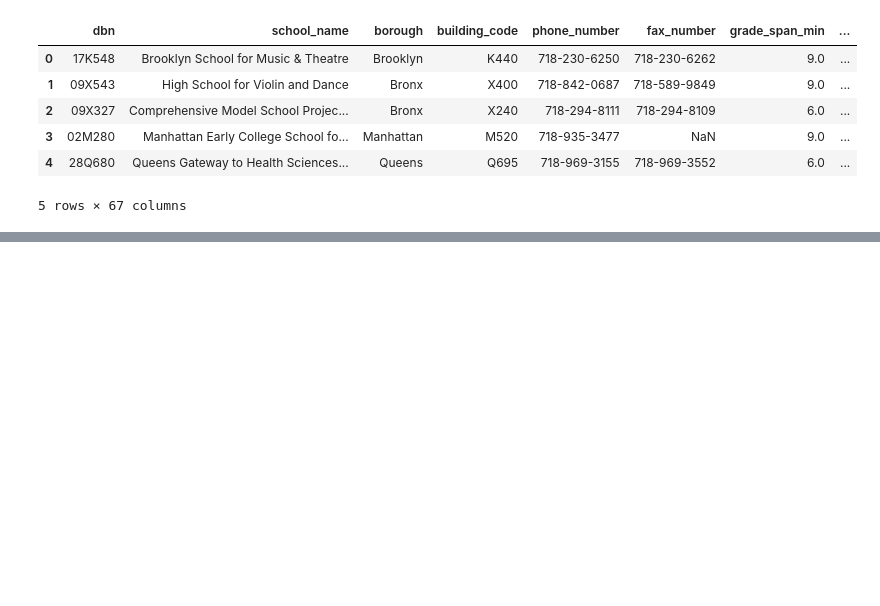
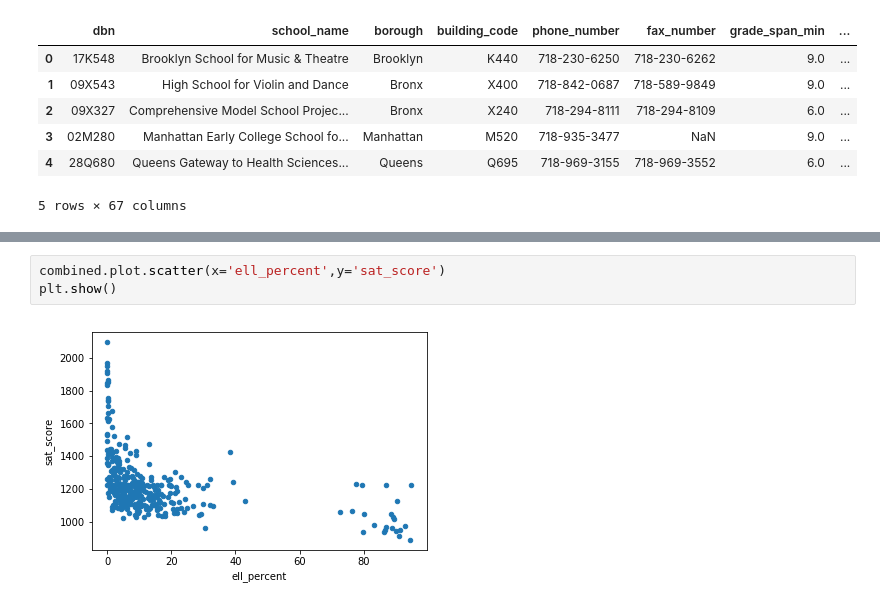
Before and after one commit to raktim314/New_york_school_sat, a Jupyter notebook: script.ipynb, the cells around one changed output, grey strips where cells are left out. Cells and saved outputs as stored; diff of their text form; blank space fills up the shorter version.

```diff
--- a/script.ipynb
+++ b/script.ipynb
@@ -174,0 +340,5 @@ class_size.head()
+# %%
+combined.plot.scatter(x='ell_percent',y='sat_score')
+plt.show()
+# %% [output]
+[figure, added]
```
Also changed, not shown: parts of 35 cells of this notebook.
